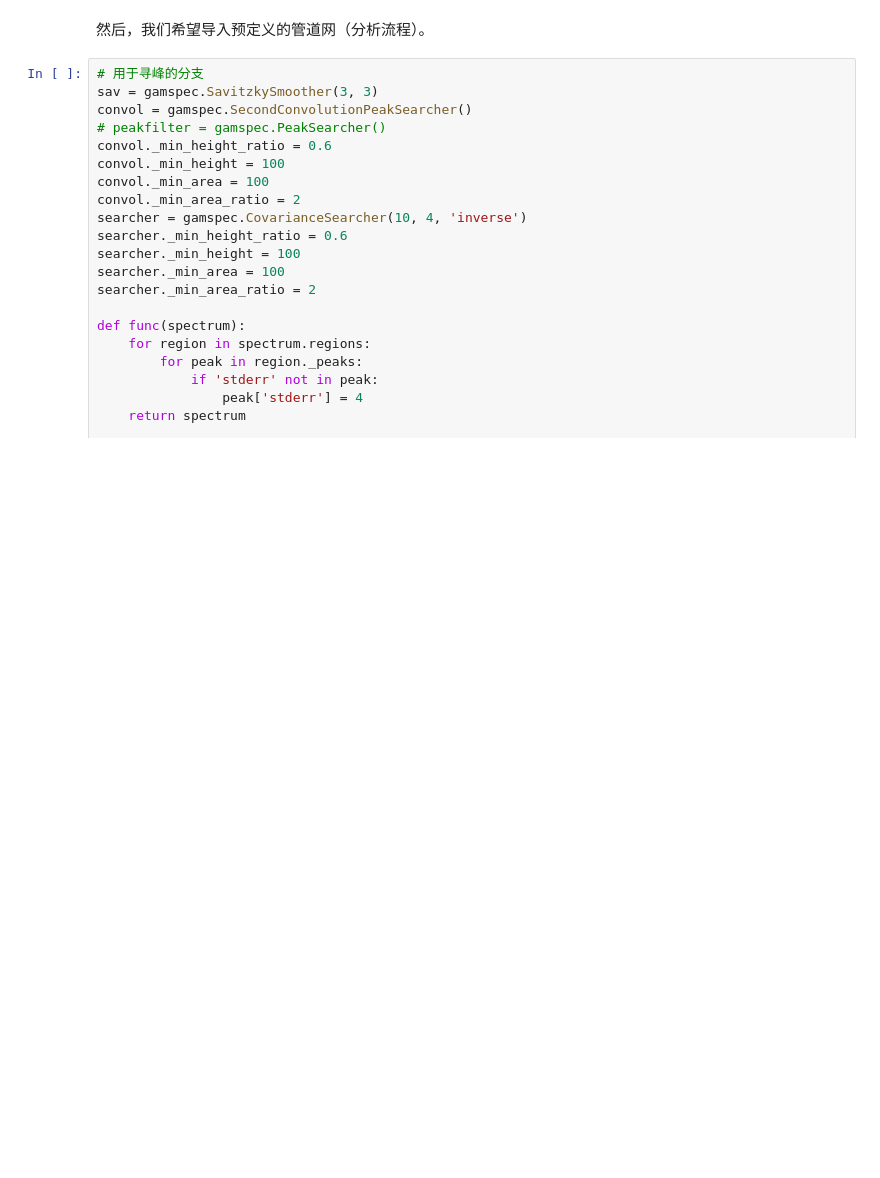
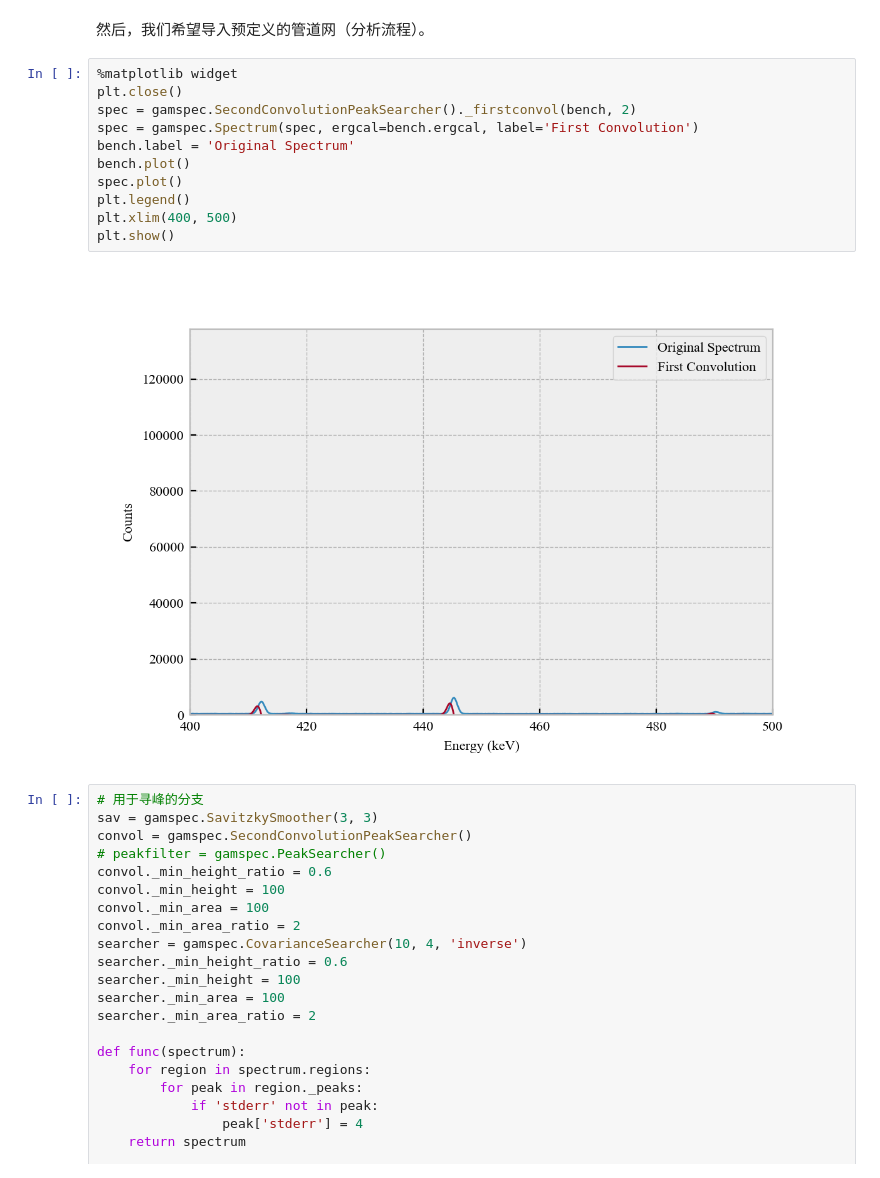
Before and after one commit to thu-inet/Gamut, a Jupyter notebook: 实验Eu152能谱分析.ipynb, the cells around one changed output. Drawn from its saved outputs; the diff is of its cells as text; blank space fills up the shorter version.

```diff
--- a/实验Eu152能谱分析.ipynb
+++ b/实验Eu152能谱分析.ipynb
@@ -13,6 +13,19 @@ bench.label = 'Eu-152'
 我们在此处实现了各个模拟能谱的导入和可视化，可以看到bench能谱的数值涨落程度极小，峰也很明显，可以作为基准使用。
 # %% [markdown]
 然后，我们希望导入预定义的管道网（分析流程）。
+# %%
+%matplotlib widget
+plt.close()
+spec = gamspec.SecondConvolutionPeakSearcher()._firstconvol(bench, 2)
+spec = gamspec.Spectrum(spec, ergcal=bench.ergcal, label='First Convolution')
+bench.label = 'Original Spectrum'
+bench.plot()
+spec.plot()
+plt.legend()
+plt.xlim(400, 500)
+plt.show()
+# %% [output]
+[figure, added]
 # %%
 # 用于寻峰的分支
 sav = gamspec.SavitzkySmoother(3, 3)
```
Also changed, not shown: 4 other files.
